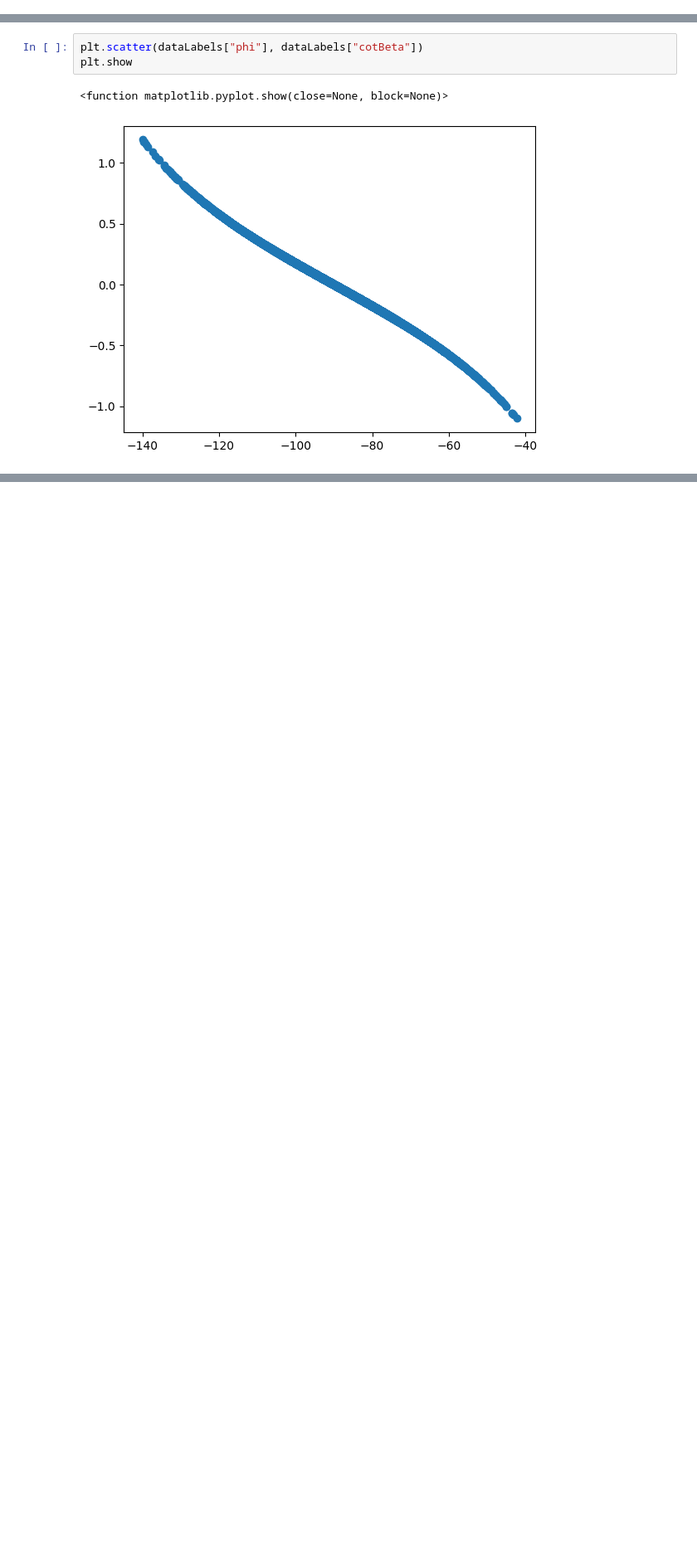
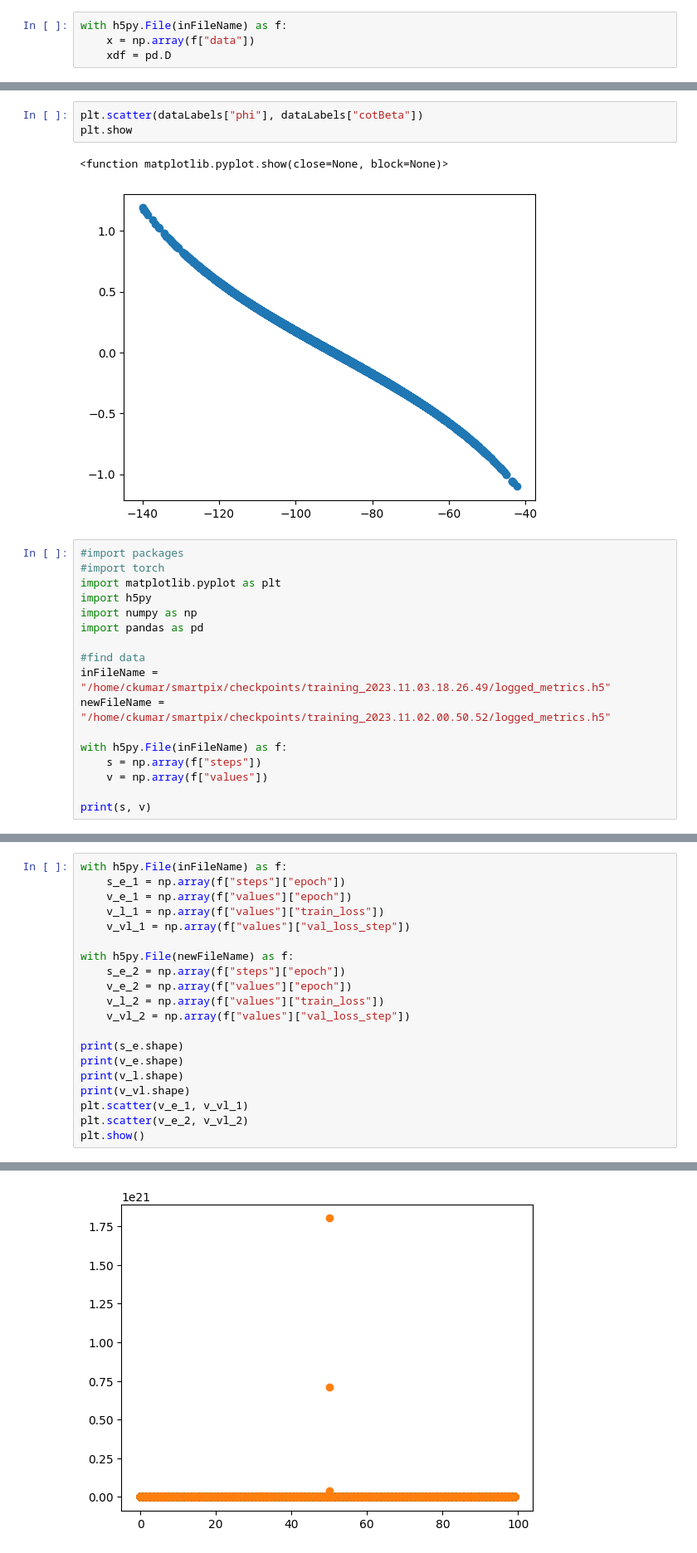
Before and after one commit to kdp-lab/smartpix, a Jupyter notebook: working-on-plots.ipynb, the cells around one changed output, grey strips where cells are left out. Shown at 83% size. Saved outputs shown, nothing was run; the diff lists cells and outputs as text; blank space fills up the shorter version.

```diff
--- a/working-on-plots.ipynb
+++ b/working-on-plots.ipynb
@@ -80,3 +81,7 @@ NameError: name 'dataLabels' is not defined
+# %%
+with h5py.File(inFileName) as f:
+    x = np.array(f["data"])
+    xdf = pd.D
 # %%
 plt.hist(dataLabels["eta"],bins=np.linspace(-10,10,100),histtype='step',label='eta')
 plt.hist(dataLabels["cotAlpha"],bins=np.linspace(-10,10,100),histtype='step',label='cotAlpha')
@@ -122,3 +127,20 @@ plt.show
 # %% [output]
 <function matplotlib.pyplot.show(close=None, block=None)>
 [figure]
+# %%
+#import packages
+#import torch
+import matplotlib.pyplot as plt
+import h5py
+import numpy as np
+import pandas as pd
+
+#find data
+inFileName = "/home/ckumar/smartpix/checkpoints/training_2023.11.03.18.26.49/logged_metrics.h5"
+newFileName = "/home/ckumar/smartpix/checkpoints/training_2023.11.02.00.50.52/logged_metrics.h5"
+
+with h5py.File(inFileName) as f:
+    s = np.array(f["steps"])
+    v = np.array(f["values"])
+
+print(s, v)
@@ -124,0 +151,21 @@ plt.show
+# %%
+with h5py.File(inFileName) as f:
+    s_e_1 = np.array(f["steps"]["epoch"])
+    v_e_1 = np.array(f["values"]["epoch"])
+    v_l_1 = np.array(f["values"]["train_loss"])
+    v_vl_1 = np.array(f["values"]["val_loss_step"])
+
+with h5py.File(newFileName) as f:
+    s_e_2 = np.array(f["steps"]["epoch"])
+    v_e_2 = np.array(f["values"]["epoch"])
+    v_l_2 = np.array(f["values"]["train_loss"])
+    v_vl_2 = np.array(f["values"]["val_loss_step"])
+
+print(s_e.shape)
+print(v_e.shape)
+print(v_l.shape)
+print(v_vl.shape)
+plt.scatter(v_e_1, v_vl_1)
+plt.scatter(v_e_2, v_vl_2)
+plt.show()
+# %% [output]
@@ -124,0 +176 @@ plt.show
+[figure, added]
```
Also changed, not shown: parts of 4 cells of this notebook, 4 other files.
